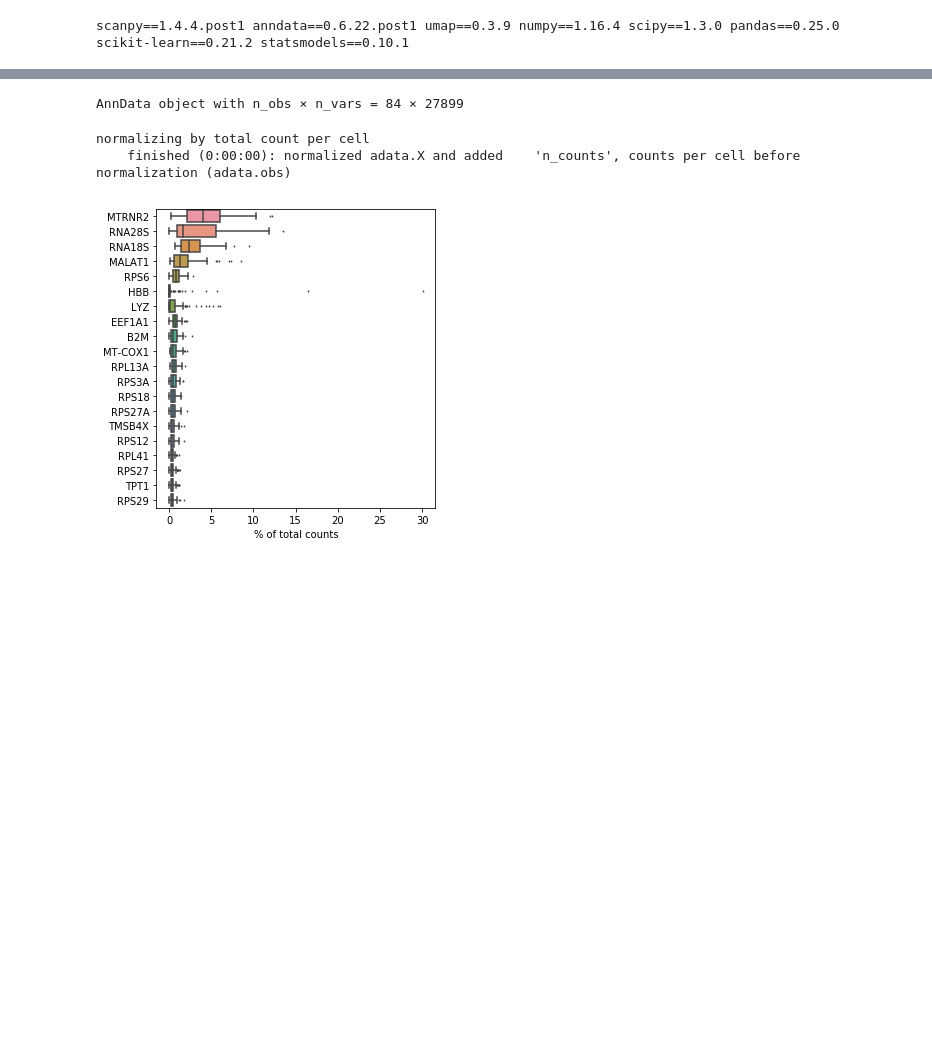
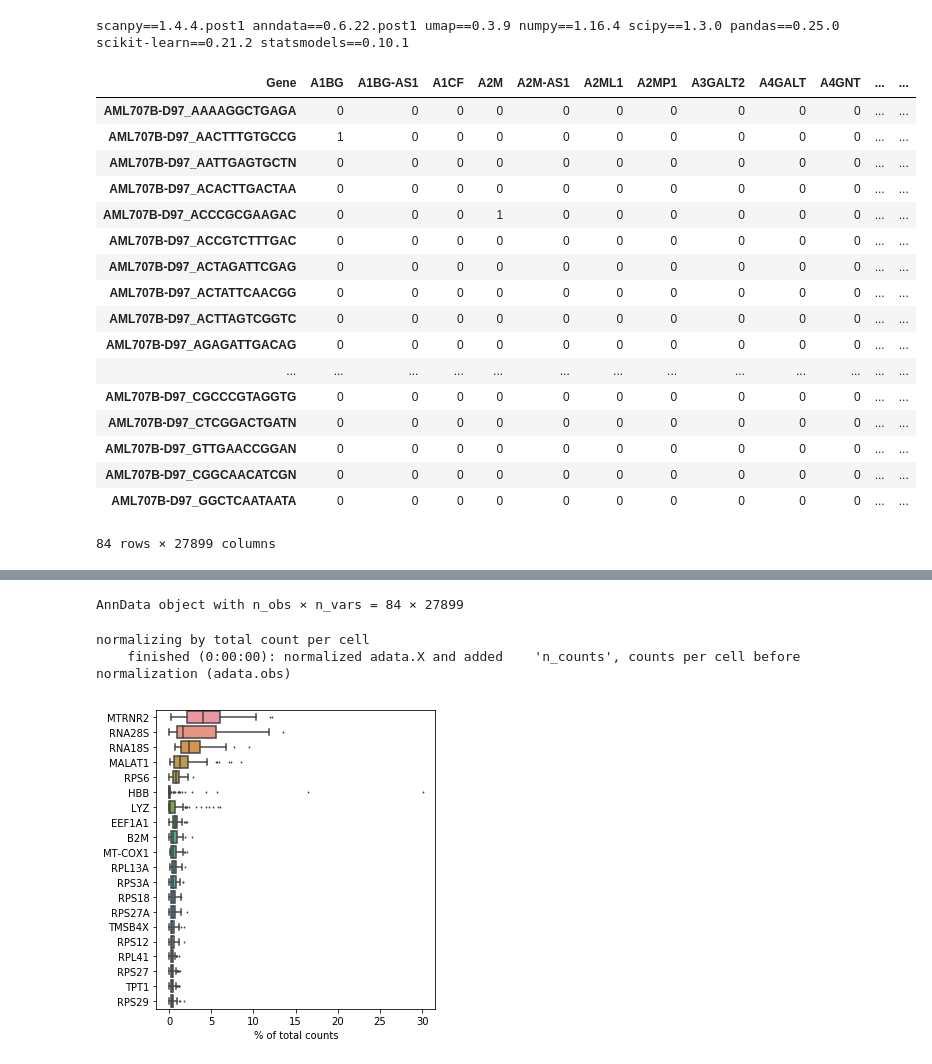
Before and after one commit to hypercubestart/CausalAssociation, a Jupyter notebook: Preprocessing.ipynb, the cells around one changed output, grey strips where cells are left out. Saved outputs shown, nothing was run; the diff lists cells and outputs as text; code cells hidden in the pictures; blank space fills up the shorter version.

```diff
--- a/Preprocessing.ipynb
+++ b/Preprocessing.ipynb
@@ -10,5 +10,36 @@ results_file = './write/pbmc3k.h5ad'  # the file that will store the analysis re
 scanpy==1.4.4.post1 anndata==0.6.22.post1 umap==0.3.9 numpy==1.16.4 scipy==1.3.0 pandas==0.25.0 scikit-learn==0.21.2 statsmodels==0.10.1
 # %%
 df = pd.read_csv('/home/aliu/omics4tb2/aliu/projects/causalAssociation/results/expected/GSM3587977_AML707B-D97.dem.txt', sep='\t', header = 0, index_col = 0, engine='python')
-dfTranspose = df.T
-dfTranspose.to_csv('/home/aliu/omics4tb2/aliu/projects/causalAssociation/results/expected/GSM3587977_AML707B-D97.transpose.dem.txt', sep='\t')
+# dfTranspose = df.T
+#
+
+# write all gene ids to gene_names.txt
+# gene_ids = df.index.tolist()
+# with open('./gene_names.txt', 'a+') as file:
+#     for item in gene_ids:
+#         file.write("%s\n" % item)
+new_genes_index = []
+### use https://biodbnet-abcc.ncifcrf.gov/db/db2db.php to get ensembl gene id for gene symbol
+df_gene_conversion = pd.read_csv('/home/aliu/omics4tb2/aliu/projects/causalAssociation/src/gene_symbol_to_ensembl.txt', sep='\t', header = 0, index_col = 0, engine='python')
+df_gene_conversion['Ensembl Gene ID'].apply(lambda x: x.split("; ")[4])
+
+# dfTranspose.to_csv('/home/aliu/omics4tb2/aliu/projects/causalAssociation/results/expected/GSM3587977_AML707B-D97.transpose.dem.txt', sep='\t')
+# %% [output]
+| Gene | A1BG | A1BG-AS1 | A1CF | A2M | A2M-AS1 | A2ML1 | A2MP1 | A3GALT2 | A4GALT | A4GNT | ... | ... |
+| AML707B-D97_AAAAGGCTGAGA | 0 | 0 | 0 | 0 | 0 | 0 | 0 | 0 | 0 | 0 | ... | ... |
+| AML707B-D97_AACTTTGTGCCG | 1 | 0 | 0 | 0 | 0 | 0 | 0 | 0 | 0 | 0 | ... | ... |
+| AML707B-D97_AATTGAGTGCTN | 0 | 0 | 0 | 0 | 0 | 0 | 0 | 0 | 0 | 0 | ... | ... |
+| AML707B-D97_ACACTTGACTAA | 0 | 0 | 0 | 0 | 0 | 0 | 0 | 0 | 0 | 0 | ... | ... |
+| AML707B-D97_ACCCGCGAAGAC | 0 | 0 | 0 | 1 | 0 | 0 | 0 | 0 | 0 | 0 | ... | ... |
+| AML707B-D97_ACCGTCTTTGAC | 0 | 0 | 0 | 0 | 0 | 0 | 0 | 0 | 0 | 0 | ... | ... |
+| AML707B-D97_ACTAGATTCGAG | 0 | 0 | 0 | 0 | 0 | 0 | 0 | 0 | 0 | 0 | ... | ... |
+| AML707B-D97_ACTATTCAACGG | 0 | 0 | 0 | 0 | 0 | 0 | 0 | 0 | 0 | 0 | ... | ... |
+| AML707B-D97_ACTTAGTCGGTC | 0 | 0 | 0 | 0 | 0 | 0 | 0 | 0 | 0 | 0 | ... | ... |
+| AML707B-D97_AGAGATTGACAG | 0 | 0 | 0 | 0 | 0 | 0 | 0 | 0 | 0 | 0 | ... | ... |
+| ... | ... | ... | ... | ... | ... | ... | ... | ... | ... | ... | ... | ... |
+| AML707B-D97_CGCCCGTAGGTG | 0 | 0 | 0 | 0 | 0 | 0 | 0 | 0 | 0 | 0 | ... | ... |
+| AML707B-D97_CTCGGACTGATN | 0 | 0 | 0 | 0 | 0 | 0 | 0 | 0 | 0 | 0 | ... | ... |
+| AML707B-D97_GTTGAACCGGAN | 0 | 0 | 0 | 0 | 0 | 0 | 0 | 0 | 0 | 0 | ... | ... |
+| AML707B-D97_CGGCAACATCGN | 0 | 0 | 0 | 0 | 0 | 0 | 0 | 0 | 0 | 0 | ... | ... |
+| AML707B-D97_GGCTCAATAATA | 0 | 0 | 0 | 0 | 0 | 0 | 0 | 0 | 0 | 0 | ... | ... |
+84 rows × 27899 columns
```
Also changed, not shown: parts of 1 cell of this notebook, 30 other files.
